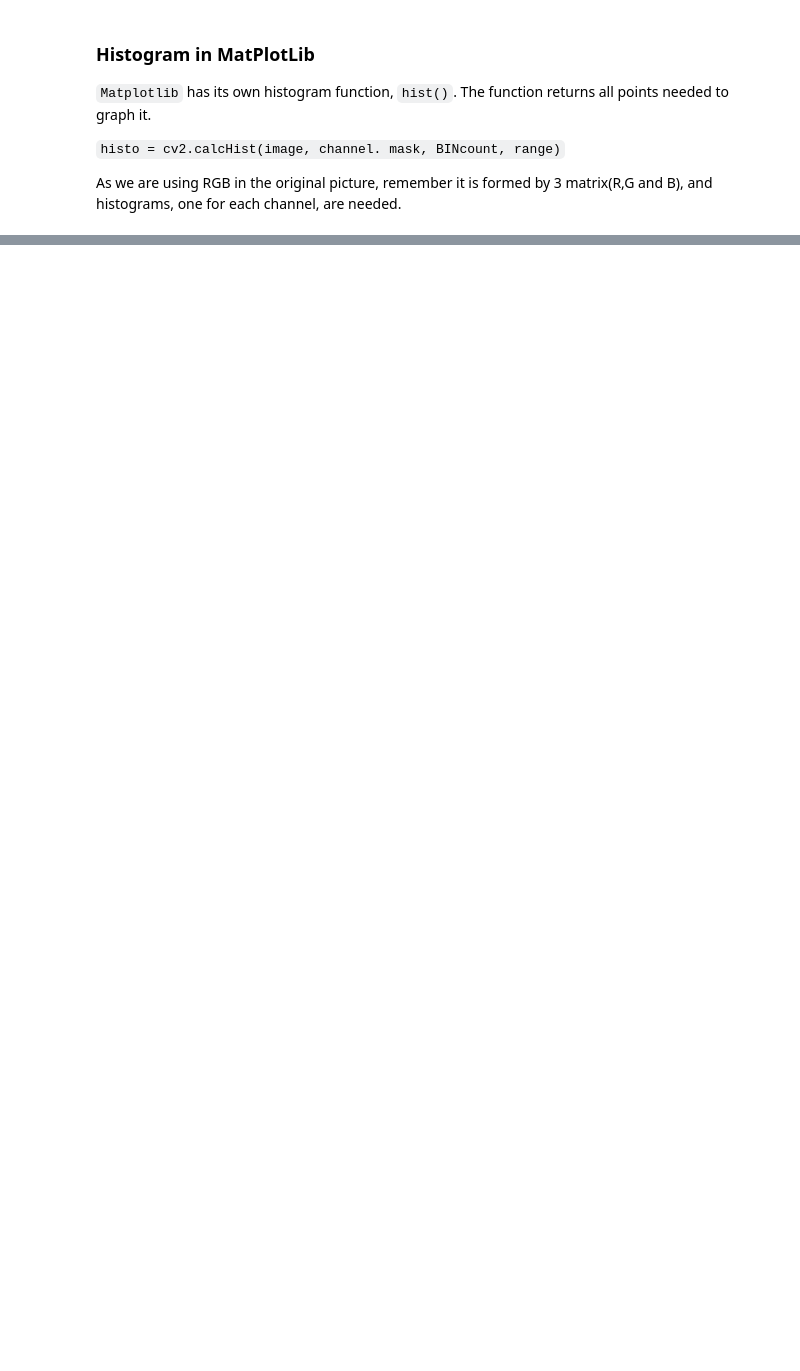
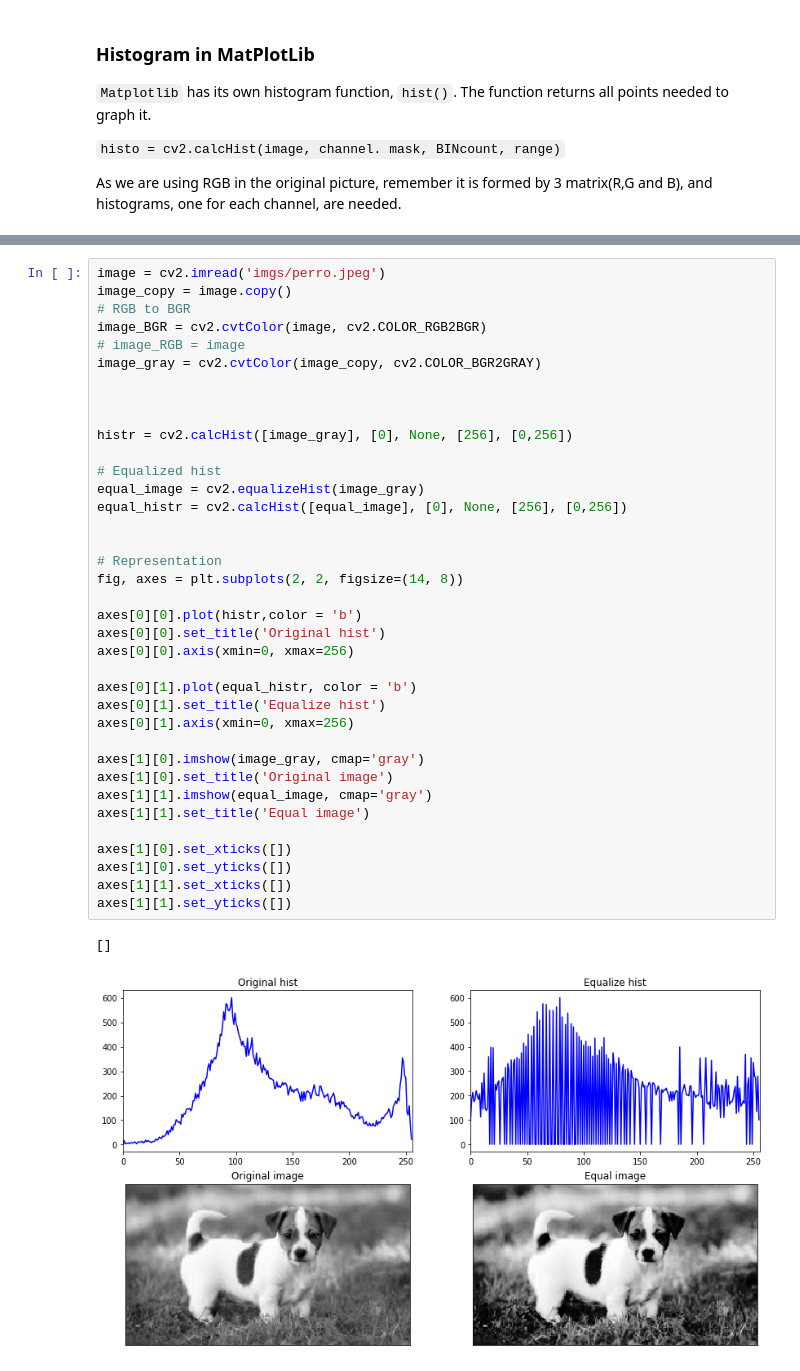
Before and after one commit to betegon/Artificial-Vision-guide, a Jupyter notebook: 4_Histograms_HSV_Images.ipynb, the cells around one changed output, grey strips where cells are left out. Saved outputs shown, nothing was run; the diff lists cells and outputs as text; blank space fills up the shorter version.

```diff
--- a/4_Histograms_HSV_Images.ipynb
+++ b/4_Histograms_HSV_Images.ipynb
@@ -58,0 +73,40 @@ axes[0].axis(xmin=0, xmax=256)
+# %%
+image = cv2.imread('imgs/perro.jpeg')
+image_copy = image.copy()
+# RGB to BGR
+image_BGR = cv2.cvtColor(image, cv2.COLOR_RGB2BGR)
+# image_RGB = image
+image_gray = cv2.cvtColor(image_copy, cv2.COLOR_BGR2GRAY)
+
+
+
+histr = cv2.calcHist([image_gray], [0], None, [256], [0,256])
+
+# Equalized hist
+equal_image = cv2.equalizeHist(image_gray)
+equal_histr = cv2.calcHist([equal_image], [0], None, [256], [0,256])
+
+
+# Representation
+fig, axes = plt.subplots(2, 2, figsize=(14, 8))
+
+axes[0][0].plot(histr,color = 'b')
+axes[0][0].set_title('Original hist')
+axes[0][0].axis(xmin=0, xmax=256)
+
+axes[0][1].plot(equal_histr, color = 'b')
+axes[0][1].set_title('Equalize hist')
+axes[0][1].axis(xmin=0, xmax=256)
+
+axes[1][0].imshow(image_gray, cmap='gray')
+axes[1][0].set_title('Original image')
+axes[1][1].imshow(equal_image, cmap='gray')
+axes[1][1].set_title('Equal image')
+
+axes[1][0].set_xticks([])
+axes[1][0].set_yticks([])
+axes[1][1].set_xticks([])
+axes[1][1].set_yticks([])
+# %% [output]
+[]
+[figure, added]
```
Also changed, not shown: parts of 10 cells of this notebook, 1 other file.
